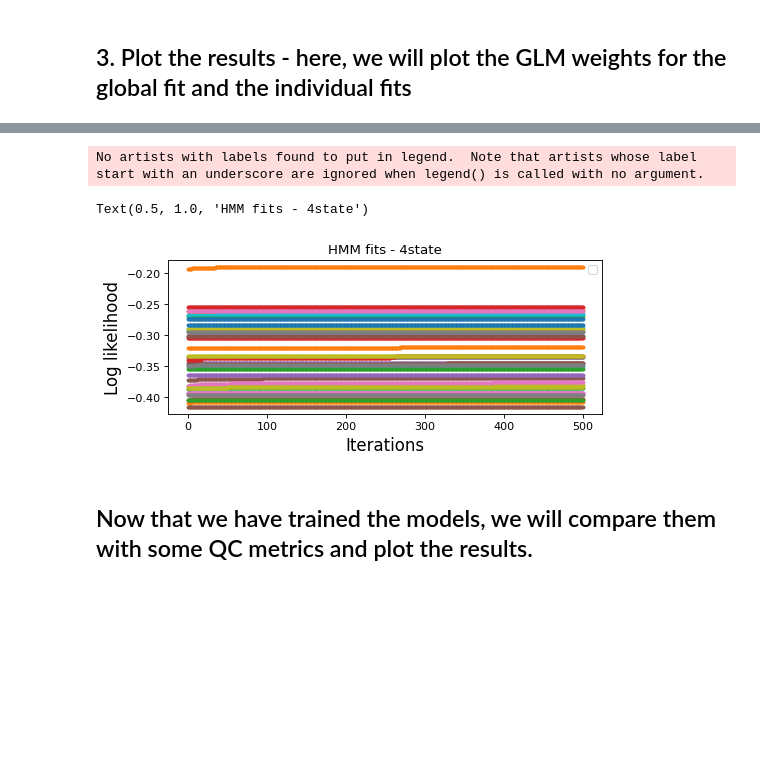
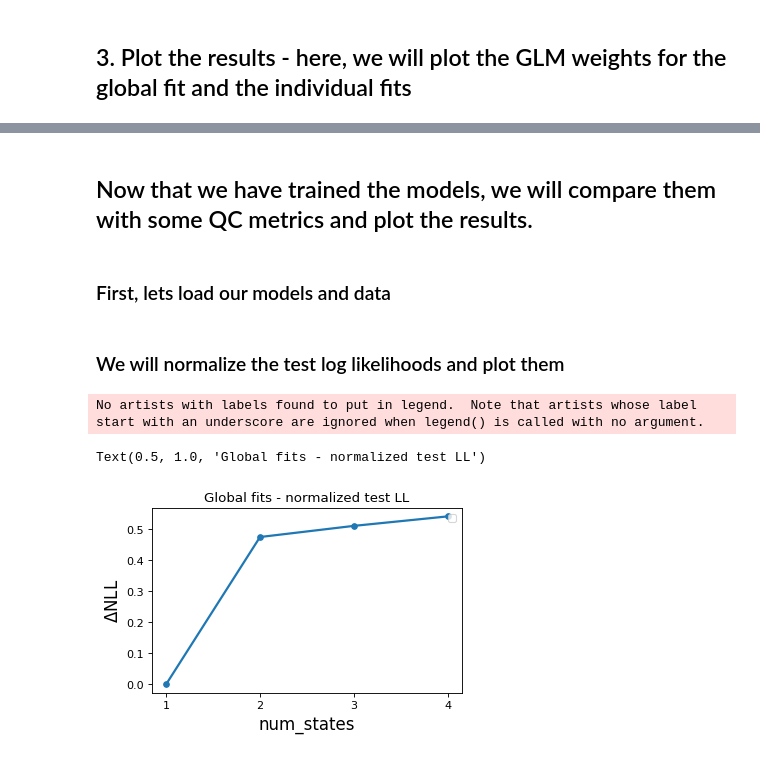
Before and after one commit to jbwallace123/glm_and_glmhmm, a Jupyter notebook: notebooks/global_v_animal(GLM-HMM).ipynb, the cells around one changed output, grey strips where cells are left out. Drawn from its saved outputs; the diff is of its cells as text; code cells hidden in the pictures; blank space fills up the shorter version.

```diff
--- a/notebooks/global_v_animal(GLM-HMM).ipynb
+++ b/notebooks/global_v_animal(GLM-HMM).ipynb
@@ -328,24 +313,6 @@ No artists with labels found to put in legend.  Note that artists whose label st
-# %%
-#normalize log likelihoods by number of trials
-norm_mouse_ll_list = []
-for i, mouse in enumerate(mouse_ll_list):
-    sessions = train_data_trials_mouse[i]['sessions']  # Convert to float if necessary
-    norm_ll = [k / sessions for k in mouse_ll_list[i]['ll'] if k is not None]
-    norm_mouse_ll_list.append({'mouse': train_data_x[i]['mouse'], 'nll': norm_ll})
-
-## Plot the log likelihoods for each mouse
-fig = plt.figure(figsize=(7, 2.5), dpi=80, facecolor='w', edgecolor='k')
-for i in range(len(norm_mouse_ll_list)):
-    plt.plot(norm_mouse_ll_list[i]['nll'], marker = '.', markersize = 5, linestyle = 'None')
-plt.legend(loc="upper right")
-plt.ylabel("Log likelihood", fontsize = 15)
-plt.xlabel("Iterations", fontsize = 15)
-plt.title('HMM fits - ' + f'{num_states_2plot}' + 'state')
-# %% [output]
-No artists with labels found to put in legend.  Note that artists whose label start with an underscore are ignored when legend() is called with no argument.
-Text(0.5, 1.0, 'HMM fits - 4state')
-[figure, removed]
 # %% [markdown]
 ## Now that we have trained the models, we will compare them with some QC metrics and plot the results.
+# %% [markdown]
+### First, lets load our models and data
 # %%
 ## Load previously saved model
@@ -357,0 +335,43 @@ global_model_4 = pickle.load(open(os.path.join(save_dir, '4-state', 'global_fit_
+# %% [markdown]
+### We will normalize the test log likelihoods and plot them
+# %%
+# loop through global models and determine normalized test LL
+global_test_ll = []
+for i in range(len(global_models)):
+    num_states = global_models[i]['model_params']['num_states']
+    sessions = global_models[i]['data_splits']['test_ids']
+    sess_df = filtered_data[filtered_data['Session ID'].isin(sessions)]
+    trials = len(sess_df)
+
+    test_choices = sess_df['Decision'].to_numpy().reshape(-1, 1).astype(int)
+    x_cols = global_models[i]['model_params']['x_cols']
+    test_inpts = sess_df[x_cols].to_numpy()
+    test_ll = global_models[i]['model_list'][0].log_likelihood(test_choices, test_inpts)
+    norm_ll = [k / trials for k in global_models[i]['model_ll_list'][0] if k is not None]
+    global_test_ll.append({'num_states': num_states, 'norm_ll': norm_ll})
+# %%
+#Plot normalized test LL for each global model against number of states
+num_states_list = [1, 2, 3, 4]
+
+fig = plt.figure(figsize=(5, 3), dpi=80, facecolor='w', edgecolor='k')
+norm_ll_vals_list = []
+delta_ll_vals_list = []
+
+for i in range(len(global_test_ll)):
+    norm_ll_vals = global_test_ll[i]['norm_ll'][0]
+    norm_ll_vals_list.append(norm_ll_vals)
+
+for s in range(len(global_test_ll)):
+    delta_vals = norm_ll_vals_list[s] - norm_ll_vals_list[0]
+    delta_ll_vals_list.append(delta_vals)
+
+plt.plot(num_states_list, delta_ll_vals_list, marker = 'o', markersize = 5, lw=2)
+plt.legend(loc="upper right")
+plt.ylabel("$\Delta$NLL", fontsize = 15)
+plt.xlabel("num_states", fontsize = 15)
+plt.xticks(np.arange(1, 5))
+plt.title('Global fits - normalized test LL')
+# %% [output]
+No artists with labels found to put in legend.  Note that artists whose label start with an underscore are ignored when legend() is called with no argument.
+Text(0.5, 1.0, 'Global fits - normalized test LL')
+[figure, added]
```
Also changed, not shown: parts of 15 cells of this notebook, 1 other file.
